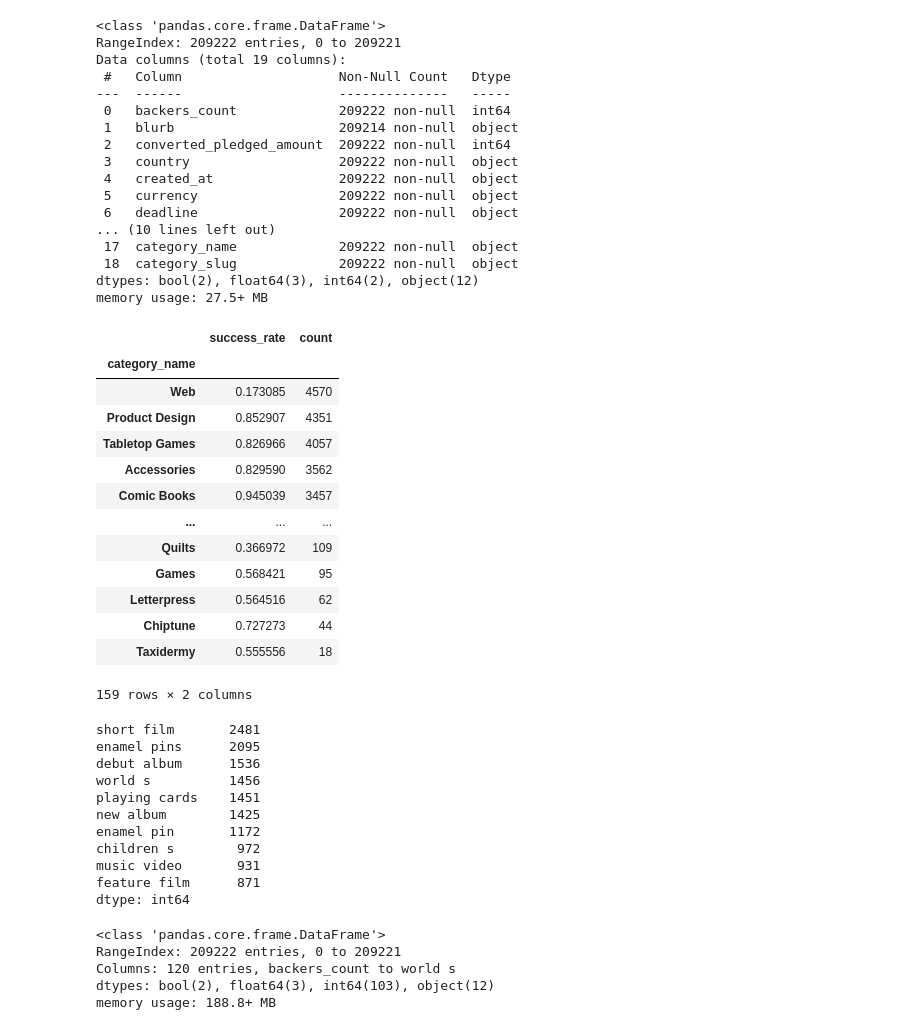
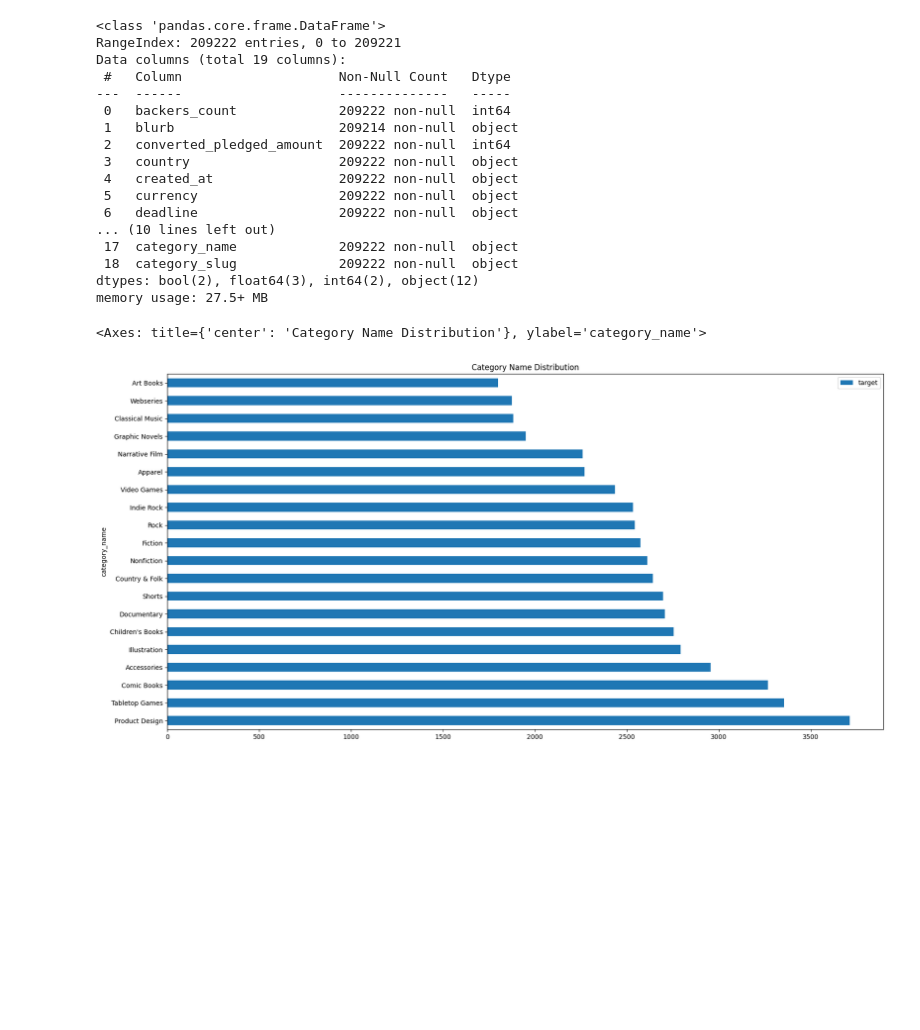
Before and after one commit to macizomedia/kickstarter-ml-project, a Jupyter notebook: feat_eng.ipynb, the cells around one changed output. Cells and saved outputs as stored; diff of their text form; code cells hidden in the pictures; blank space fills up the shorter version.

```diff
--- a/feat_eng.ipynb
+++ b/feat_eng.ipynb
@@ -44,48 +39,25 @@ df_category_name = df_category_name.sort_values(by='count', ascending=False)
-# %%
-df_category_name
-# %% [output]
-|  | success_rate | count |
-| category_name |  |  |
-| Web | 0.173085 | 4570 |
-| Product Design | 0.852907 | 4351 |
-| Tabletop Games | 0.826966 | 4057 |
-| Accessories | 0.829590 | 3562 |
-| Comic Books | 0.945039 | 3457 |
-| ... | ... | ... |
-| Quilts | 0.366972 | 109 |
-| Games | 0.568421 | 95 |
-| Letterpress | 0.564516 | 62 |
-| Chiptune | 0.727273 | 44 |
-| Taxidermy | 0.555556 | 18 |
-159 rows × 2 columns
+# %%
+df_category_name = df[['category_name', 'target']]
+df_category_name = df_category_name[df_category_name['category_name'].notnull()]
+# select with target equal to 1
+df_category_name = df_category_name[df_category_name['target'] == 1]
+
+df_category_name = df_category_name.groupby('category_name').agg({'target': 'count'}).reset_index()
+
+df_category_name = df_category_name.sort_values(by='target', ascending=False)
+
+df_category_name.head(20).plot(kind='barh', x='category_name', y='target', figsize=(20, 10), title='Category Name Distribution')
+# %% [output]
+<Axes: title={'center': 'Category Name Distribution'}, ylabel='category_name'>
+[figure, added]
 # %%
-corpus = df['name']
-model = CountVectorizer(ngram_range = (2, 5), max_features = 100, token_pattern="[^\W\d_]+", stop_words='english')
-matrix = model.fit_transform(corpus).toarray()
-df_output = pd.DataFrame(data = matrix, columns = model.get_feature_names_out())
-df_output.T.head(10)
+def tokenizer(col):
+    corpus = df[col]
+    model = CountVectorizer(ngram_range = (2, 5), max_features = 100, token_pattern="[^\W\d_]+", stop_words='english')
+    matrix = model.fit_transform(corpus).toarray()
+    df_output = pd.DataFrame(data = matrix, columns = model.get_feature_names_out())
+    df_output.T.head(10)
 
-df_output.sum().sort_values(ascending=False).head(10)
+    print(df_output.sum().sort_values(ascending=False).head(10))
+
+    return df_output
-# %% [output]
-short film       2481
-enamel pins      2095
-debut album      1536
-world s          1456
-playing cards    1451
-new album        1425
-enamel pin       1172
-children s        972
-music video       931
-feature film      871
-dtype: int64
-# %%
-# merge the dataframes
-df = pd.concat([df, df_output], axis=1)
-
-df.info()
-# %% [output]
-<class 'pandas.core.frame.DataFrame'>
-RangeIndex: 209222 entries, 0 to 209221
-Columns: 120 entries, backers_count to world s
-dtypes: bool(2), float64(3), int64(103), object(12)
-memory usage: 188.8+ MB
```
Also changed, not shown: parts of 13 cells of this notebook, 2 other files.
